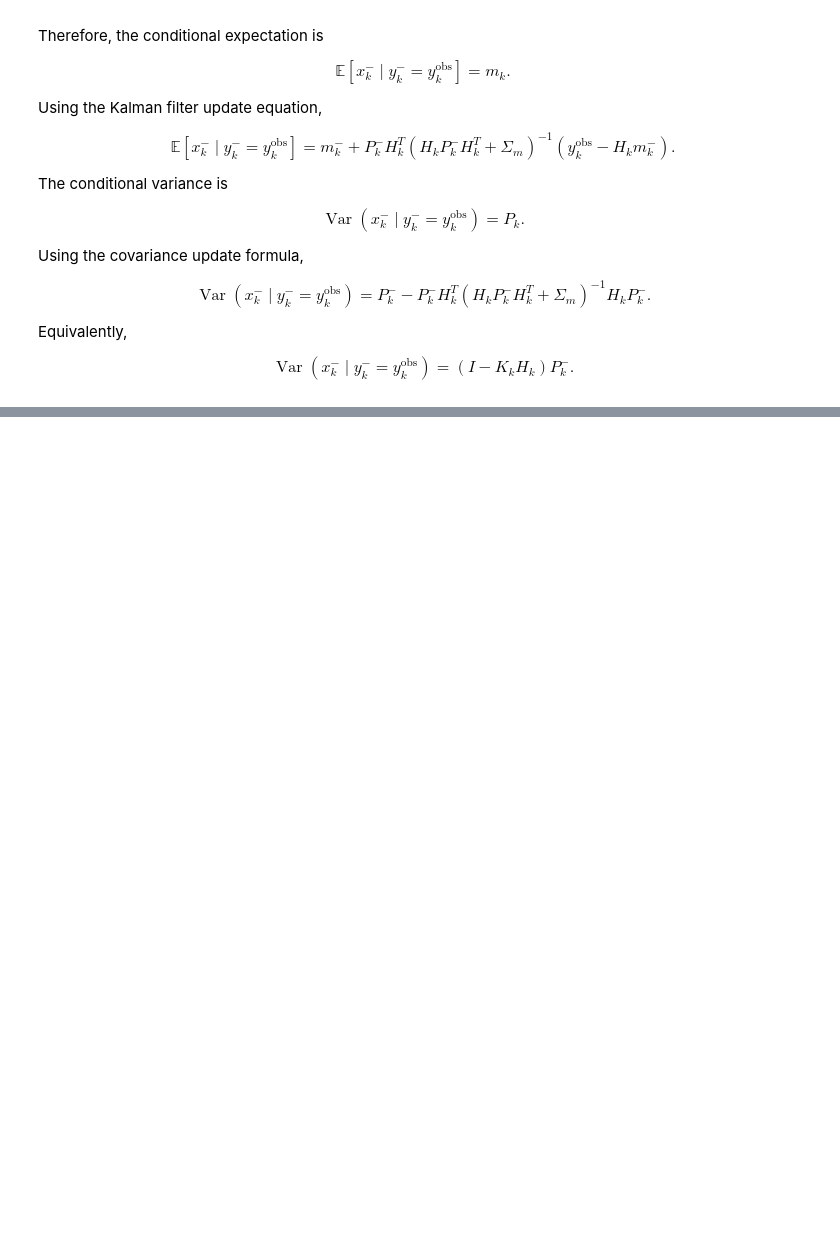
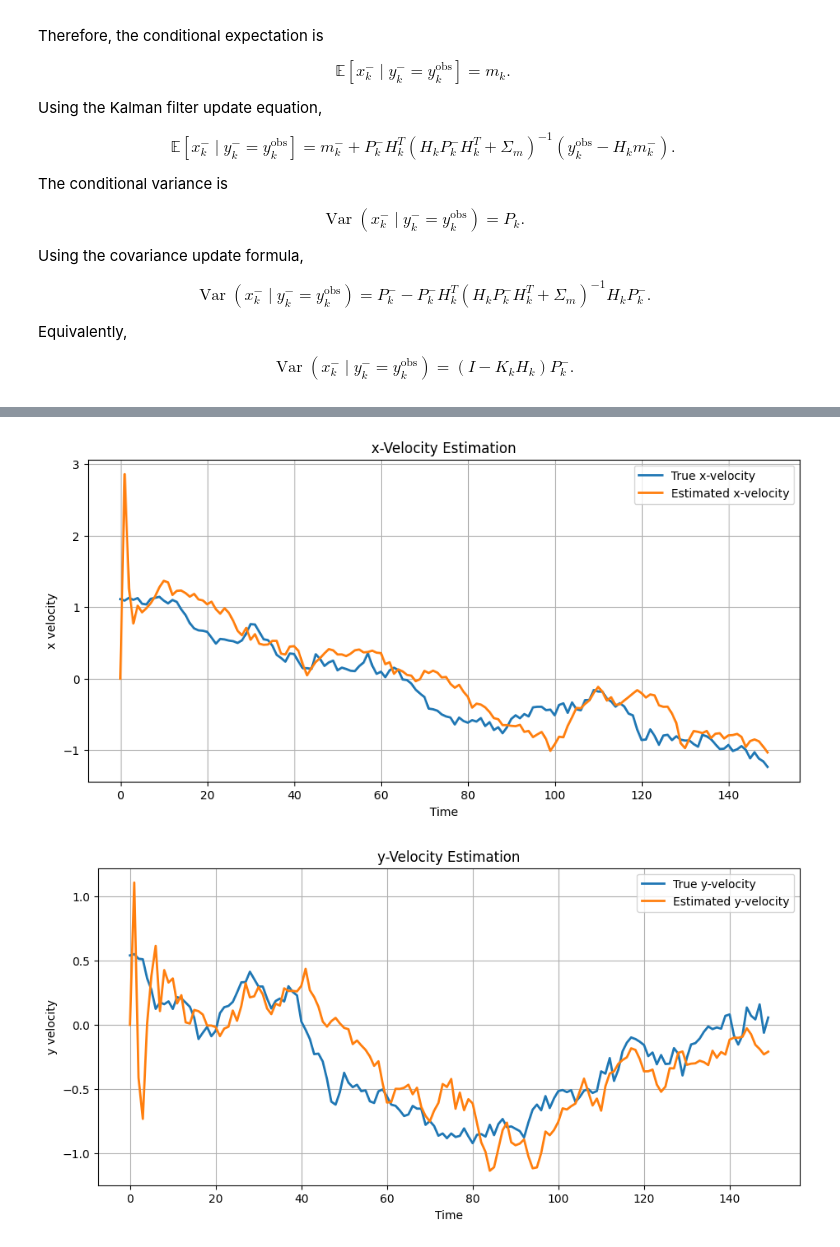
Before and after one commit to baanujan-18/Statistical-Learning-e20030, a Jupyter notebook: Assignment_07.ipynb, the cells around one changed output, grey strips where cells are left out. Drawn from its saved outputs; the diff is of its cells as text; code cells hidden in the pictures; blank space fills up the shorter version.

```diff
--- a/Assignment_07.ipynb
+++ b/Assignment_07.ipynb
@@ -609,0 +2518,62 @@ $$
+# %%
+# Plot x-velocity
+plt.figure(figsize=(11, 5))
+
+plt.plot(
+    time,
+    true_states[:, 2],
+    linewidth=2,
+    label="True x-velocity"
+)
+
+plt.plot(
+    time,
+    estimated_states[:, 2],
+    linewidth=2,
+    label="Estimated x-velocity"
+)
+
+plt.xlabel("Time")
+
+plt.ylabel("x velocity")
+
+plt.title("x-Velocity Estimation")
+
+plt.grid(True)
+
+plt.legend()
+
+plt.show()
+
+
+# Plot y-velocity
+plt.figure(figsize=(11, 5))
+
+plt.plot(
+    time,
+    true_states[:, 3],
+    linewidth=2,
+    label="True y-velocity"
+)
+
+plt.plot(
+    time,
+    estimated_states[:, 3],
+    linewidth=2,
+    label="Estimated y-velocity"
+)
+
+plt.xlabel("Time")
+
+plt.ylabel("y velocity")
+
+plt.title("y-Velocity Estimation")
+
+plt.grid(True)
+
+plt.legend()
+
+plt.show()
+# %% [output]
+[figure, added]
+[figure, added]
```
Also changed, not shown: parts of 19 cells of this notebook.
